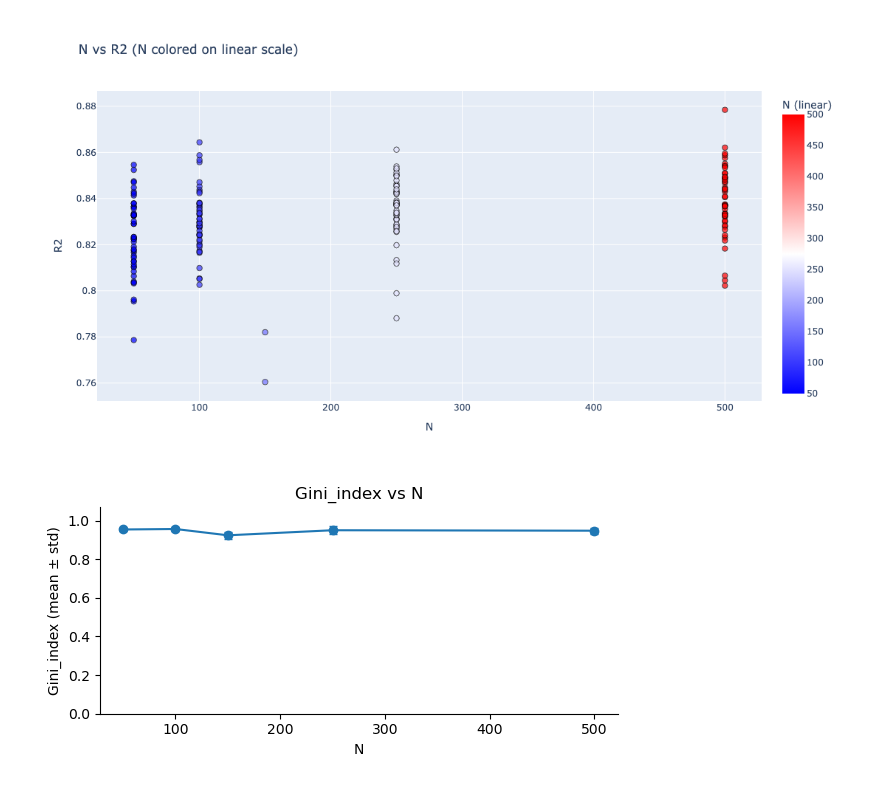
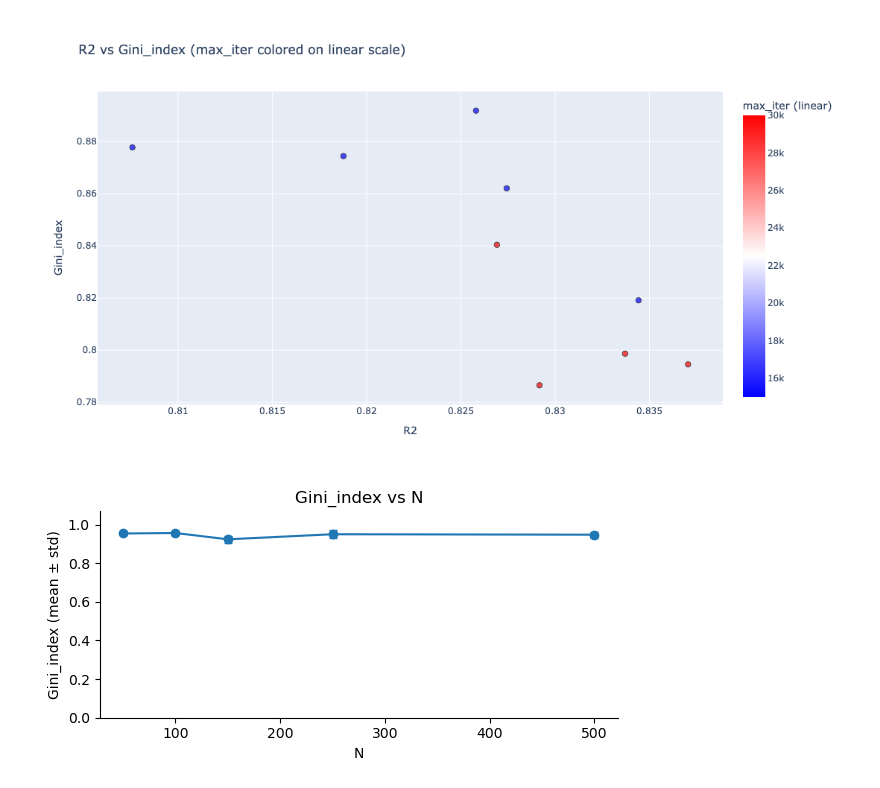
Before and after one commit to engellab/trainRNNbrain, a Jupyter notebook: jupyter/RNNs statistics.ipynb, the cells around one changed output. Drawn from its saved outputs; the diff is of its cells as text; code cells hidden in the pictures.

```diff
--- a/jupyter/RNNs statistics.ipynb
+++ b/jupyter/RNNs statistics.ipynb
@@ -91,14 +91,14 @@ def gini_evenness(w: np.ndarray) -> float:
     return 1.0 - (G / Gmax)
 # %%
 # --- inputs ---
-root = Path('/Users/tolmach/Documents/GitHub/trainRNNbrain/data/trained_RNNs/CDDM_relu_Trainer_v39recovered_spatial')
+root = Path('/Users/tolmach/Documents/GitHub/trainRNNbrain/data/trained_RNNs/CDDM_LogSumExpTau01-a303887_BaseTrainer')
 tz = ZoneInfo("America/New_York")  # your timezone
 
 # --- cutoff: today at 2 pm local time ---
 # today_local = datetime.now(tz).date()
 # print(today_local)
 cutoff_dt_low = datetime.combine(datetime.strptime("2025-10-13", "%Y-%m-%d").date(), time(20, 0, 0), tzinfo=tz)
-cutoff_dt_high = datetime.combine(datetime.strptime("2025-10-30", "%Y-%m-%d").date(), time(0, 0, 0), tzinfo=tz)
+cutoff_dt_high = datetime.combine(datetime.strptime("2026-10-30", "%Y-%m-%d").date(), time(0, 0, 0), tzinfo=tz)
 
 subfolders = [p for p in root.iterdir() if p.is_dir()]
 
@@ -128,7 +128,7 @@ for p, cdt in tqdm(filtered):
         task = hydra.utils.instantiate(task_conf)
         mask = get_training_mask(cfg_task=cfg.task, dt=cfg.model.dt)
     try:
-        net_params_file = f"{score}_LatestParams_CDDM.json"
+        net_params_file = f"{score}_LastParams_CDDM.json"
     except:
         net_params_file = f"{score}_params_CDDM.json"
     with open(os.path.join(root, data_folder, net_params_file), 'r') as f:
@@ -158,7 +158,16 @@ for p, cdt in tqdm(filtered):
     hhi = hhi_evenness(participation)
 
     row = {}
-    row = {key: cfg.trainer[key] for key in cfg.trainer.keys()}
+    for key in cfg.trainer.keys():
+        if not ('args' in key):
+            row[key] = cfg.trainer[key]
+        else:
+            for skey in cfg.trainer[key].keys():
+                key_str = key + "." + skey
+                row[key_str] = cfg.trainer[key][skey]
+
+    # row = {key: cfg.trainer[key] if not ('args' in key) for key in cfg.trainer.keys()}
+
     eps = 1e-6
     a = np.max(trajectories, axis=(1, 2))
     N_eff = np.sum(a > eps)
@@ -176,7 +185,7 @@ for p, cdt in tqdm(filtered):
     row["mWrec_inh"] = np.mean(wrecI[np.where(wrecI > eps)[0]])  # mean over all inh columns
     row["Gini_index"] = g
     row["tVar"] = time_variability
-    row["N"] = N_eff
+    row["N"] = N
     row["folder"] = data_folder
     rows.append(row)
     # plot_participation(participation)
@@ -203,7 +234,8 @@ df["R2"] = df["folder"].str.extract(r"^([0-9\.]+)").astype(float)
 df = df.drop(columns=["folder"])
 df = df[df["R2"] > 0.75]
 
-column = "N"          # the column to color by
+# column = "sm_args.q"          # the column to color by
+column = "max_iter"
 scale  = "linear"     # or "log"
 
 # --- ensure numeric column (encode non-numeric) ---
@@ -232,35 +264,35 @@ else:
     vmin, vmax = float(df[color_col].min()), float(df[color_col].max())
     tickvals, ticktext = None, None
     cbar_title = f"{column} (linear)"
 
 # --- midpoint & range in the SAME space as color_col ---
 cmin, cmax = float(df[color_col].min()), float(df[color_col].max())
 cmid = 0.5 * (cmin + cmax)
 
 bwr_scale = [(0, "blue"), (0.5, "white"), (1, "red")]  # keep your palette
 
-x_label, y_label = "N", "R2"
+x_label, y_label = "R2", "Gini_index"
 fig = px.scatter(
     df,
     x=x_label, y=y_label,
     color=color_col,
     color_continuous_scale=bwr_scale,
     color_continuous_midpoint=cmid,
     range_color=(cmin, cmax),
     hover_data=df.columns,
     title=f"{x_label} vs {y_label} ({column} colored on {scale} scale)"
 )
 
 x = 1.5
 fig.update_layout(
     autosize=False, width=500 * x, height=400 * x,
     coloraxis_colorbar=dict(title=cbar_title, tickvals=tickvals, ticktext=ticktext)
 )
 fig.update_traces(marker=dict(opacity=0.7, size=5 * x, line=dict(width=1, color="black")))
 fig.write_image(f"statistics_{x_label}_vs_{y_label}_SE.svg")
 fig.show()
 # %% [output]
-[figure, old version]
+[figure, new version]
 # %%
 for col in ['Gini_index', 'meanA', 'tVar', 'mWout', 'mWinp', 'mWrec_exc', 'mWrec_inh', 'R2']:
     g = df.groupby('N')[col].agg(['mean','var','count']).reset_index().sort_values('N')
```
Also changed, not shown: parts of 3 cells of this notebook, 1 other file.
